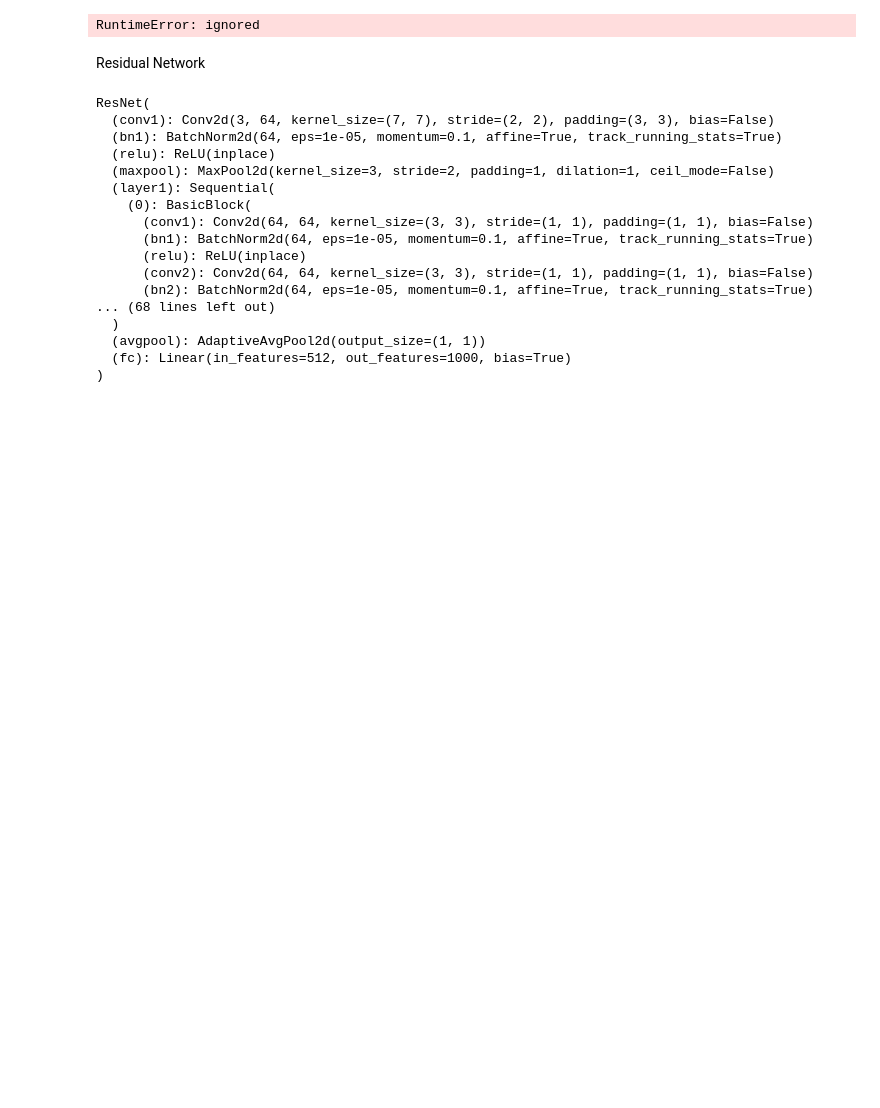
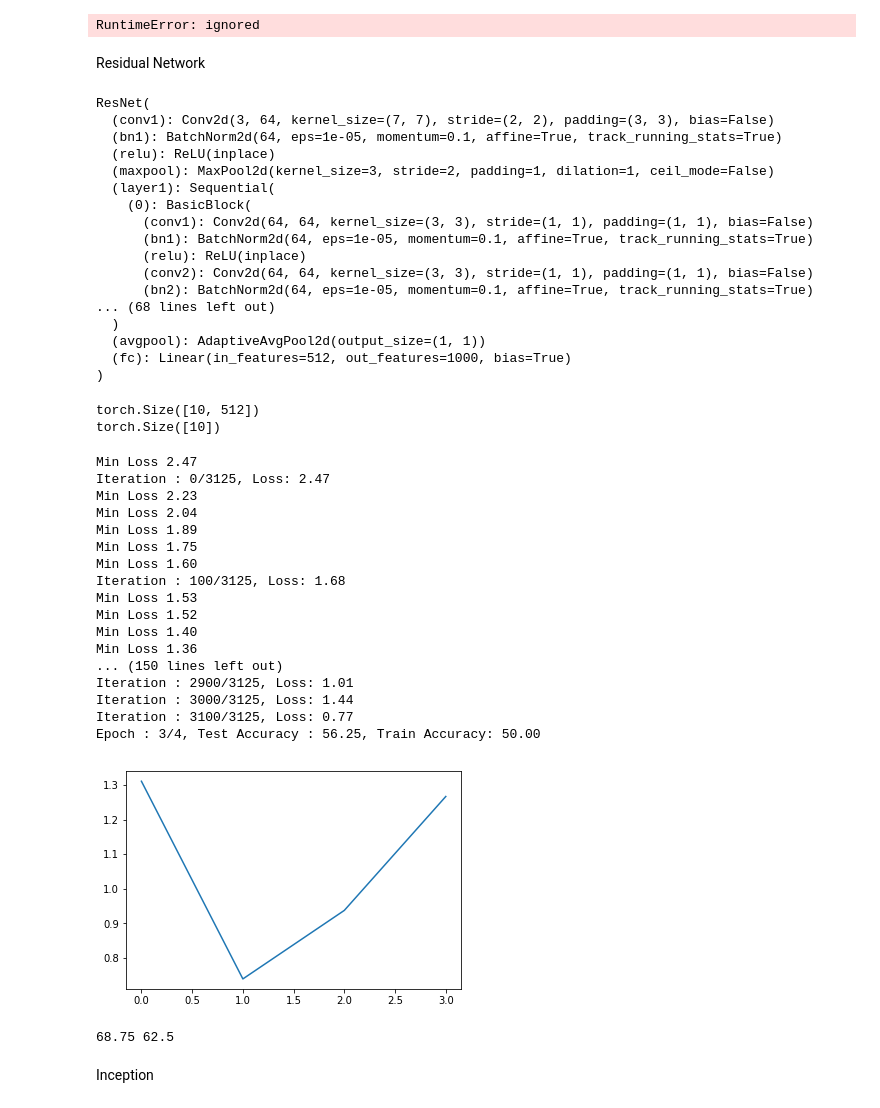
Before and after one commit to akshayush/Convolution_Neural_Networks, a Jupyter notebook: LargeCNN.ipynb, the cells around one changed output. Saved outputs shown, nothing was run; the diff lists cells and outputs as text; code cells hidden in the pictures; blank space fills up the shorter version.

```diff
--- a/LargeCNN.ipynb
+++ b/LargeCNN.ipynb
@@ -371,0 +377,72 @@ ResNet(
+# %%
+in_features=resnet.fc.in_features
+resnet.fc=nn.Linear(in_features,num_classes)
+# %%
+for param in resnet.parameters():
+    if param.requires_grad:
+        print(param.shape)
+# %% [output]
+torch.Size([10, 512])
+torch.Size([10])
+# %%
+resnet=resnet.to(device)
+loss_fn=nn.CrossEntropyLoss()
+opt=optim.SGD(params=resnet.parameters(),lr=0.01)
+# %%
+loss_epoch_arr=[]
+max_epochs=4
+
+min_loss=100
+
+n_iters=np.ceil(50000/batch_size)
+for epoch in range(max_epochs):
+    for i,data in enumerate(trainloader,0):
+        inputs,labels=data
+        inputs,labels=inputs.to(device),labels.to(device)
+        opt.zero_grad()
+        outputs=resnet(inputs)
+        loss=loss_fn(outputs,labels)
+        loss.backward()
+        opt.step()
+
+        if min_loss>loss.item():
+            min_loss=loss.item()
+            best_model=copy.deepcopy(resnet.state_dict())
+            print("Min Loss %0.2f"% min_loss)
+        if i%100==0:
+            print("Iteration : %d/%d, Loss: %0.2f" % (i,n_iters,loss.item()))
+
+        del inputs,labels,outputs
+        torch.cuda.empty_cache()
+
+    loss_epoch_arr.append(loss.item())
+    print('Epoch : %d/%d, Test Accuracy : %0.2f, Train Accuracy: %0.2f'% (
+    epoch,max_epochs,evaluation(testloader,resnet),evaluation(trainloader,resnet)))
+plt.plot(loss_epoch_arr)
+plt.show()
+# %% [output]
+Min Loss 2.47
+Iteration : 0/3125, Loss: 2.47
+Min Loss 2.23
+Min Loss 2.04
+Min Loss 1.89
+Min Loss 1.75
+Min Loss 1.60
+Iteration : 100/3125, Loss: 1.68
+Min Loss 1.53
+Min Loss 1.52
+Min Loss 1.40
+Min Loss 1.36
+... (150 lines left out)
+Iteration : 2900/3125, Loss: 1.01
+Iteration : 3000/3125, Loss: 1.44
+Iteration : 3100/3125, Loss: 0.77
+Epoch : 3/4, Test Accuracy : 56.25, Train Accuracy: 50.00
+[figure, added]
+# %%
+resnet.load_state_dict(best_model)
+print(evaluation(trainloader,resnet),evaluation(testloader,resnet))
+# %% [output]
+68.75 62.5
+# %% [markdown]
+Inception
```
Also changed, not shown: parts of 3 cells of this notebook.
